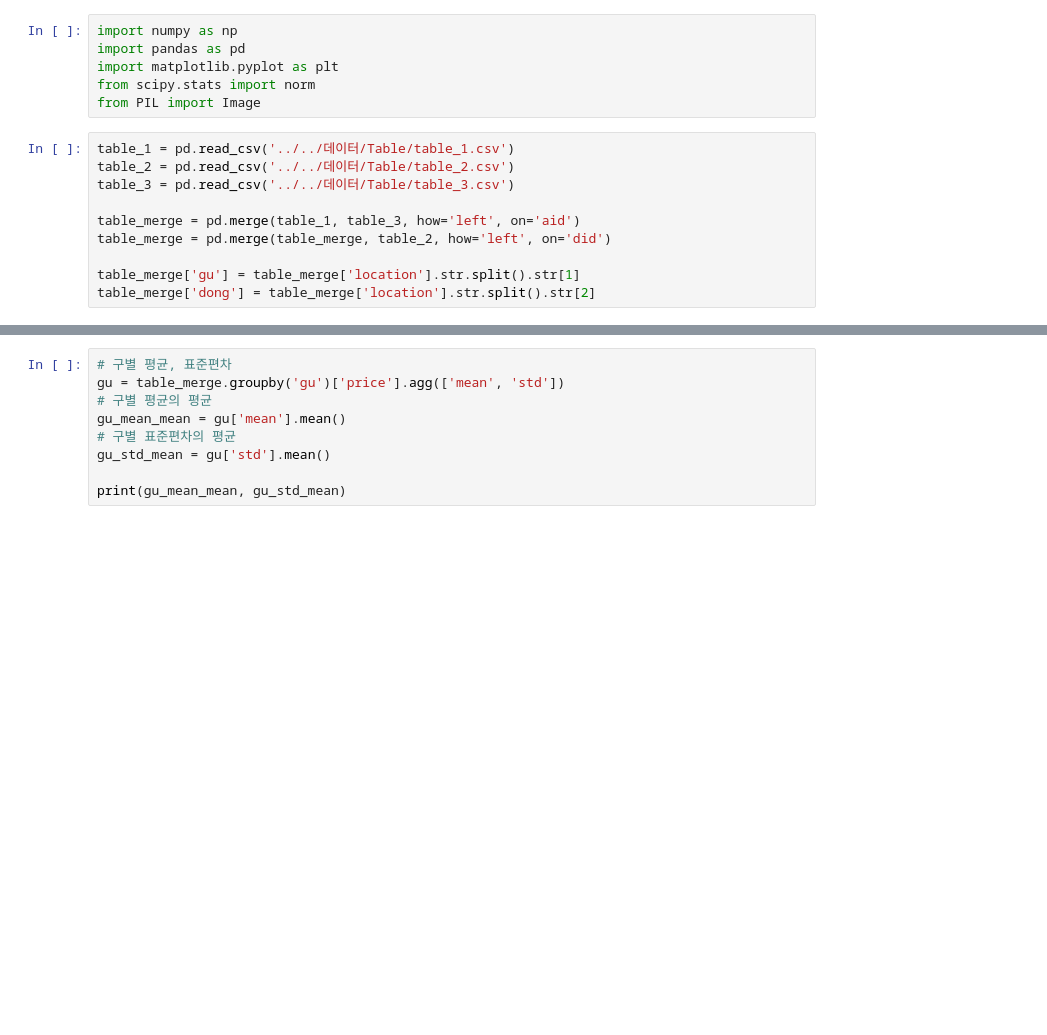
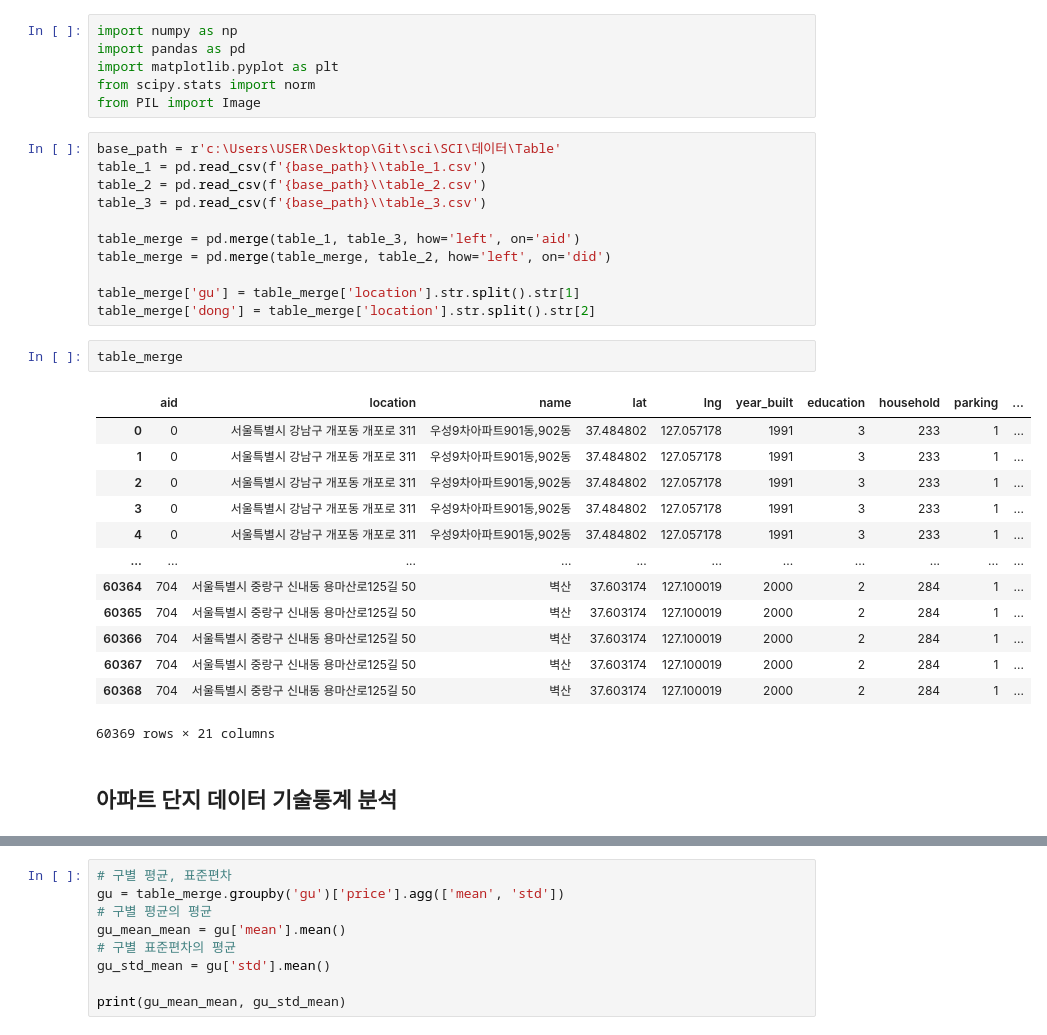
Before and after one commit to hakhyun0615/SCI_Journal, a Jupyter notebook: 코드/Analysis/analysis.ipynb, the cells around one changed output, grey strips where cells are left out. Drawn from its saved outputs; the diff is of its cells as text; blank space fills up the shorter version.

```diff
--- a/코드/Analysis/analysis.ipynb
+++ b/코드/Analysis/analysis.ipynb
@@ -5,12 +5,31 @@ import matplotlib.pyplot as plt
 from scipy.stats import norm
 from PIL import Image
 # %%
-table_1 = pd.read_csv('../../데이터/Table/table_1.csv')
-table_2 = pd.read_csv('../../데이터/Table/table_2.csv')
-table_3 = pd.read_csv('../../데이터/Table/table_3.csv')
+base_path = r'c:\Users\USER\Desktop\Git\sci\SCI\데이터\Table'
+table_1 = pd.read_csv(f'{base_path}\\table_1.csv')
+table_2 = pd.read_csv(f'{base_path}\\table_2.csv')
+table_3 = pd.read_csv(f'{base_path}\\table_3.csv')
 
 table_merge = pd.merge(table_1, table_3, how='left', on='aid')
 table_merge = pd.merge(table_merge, table_2, how='left', on='did')
 
 table_merge['gu'] = table_merge['location'].str.split().str[1]
 table_merge['dong'] = table_merge['location'].str.split().str[2]
+# %%
+table_merge
+# %% [output]
+|  | aid | location | name | lat | lng | year_built | education | household | parking | ... |
+| 0 | 0 | 서울특별시 강남구 개포동 개포로 311 | 우성9차아파트901동,902동 | 37.484802 | 127.057178 | 1991 | 3 | 233 | 1 | ... |
+| 1 | 0 | 서울특별시 강남구 개포동 개포로 311 | 우성9차아파트901동,902동 | 37.484802 | 127.057178 | 1991 | 3 | 233 | 1 | ... |
+| 2 | 0 | 서울특별시 강남구 개포동 개포로 311 | 우성9차아파트901동,902동 | 37.484802 | 127.057178 | 1991 | 3 | 233 | 1 | ... |
+| 3 | 0 | 서울특별시 강남구 개포동 개포로 311 | 우성9차아파트901동,902동 | 37.484802 | 127.057178 | 1991 | 3 | 233 | 1 | ... |
+| 4 | 0 | 서울특별시 강남구 개포동 개포로 311 | 우성9차아파트901동,902동 | 37.484802 | 127.057178 | 1991 | 3 | 233 | 1 | ... |
+| ... | ... | ... | ... | ... | ... | ... | ... | ... | ... | ... |
+| 60364 | 704 | 서울특별시 중랑구 신내동 용마산로125길 50 | 벽산 | 37.603174 | 127.100019 | 2000 | 2 | 284 | 1 | ... |
+| 60365 | 704 | 서울특별시 중랑구 신내동 용마산로125길 50 | 벽산 | 37.603174 | 127.100019 | 2000 | 2 | 284 | 1 | ... |
+| 60366 | 704 | 서울특별시 중랑구 신내동 용마산로125길 50 | 벽산 | 37.603174 | 127.100019 | 2000 | 2 | 284 | 1 | ... |
+| 60367 | 704 | 서울특별시 중랑구 신내동 용마산로125길 50 | 벽산 | 37.603174 | 127.100019 | 2000 | 2 | 284 | 1 | ... |
+| 60368 | 704 | 서울특별시 중랑구 신내동 용마산로125길 50 | 벽산 | 37.603174 | 127.100019 | 2000 | 2 | 284 | 1 | ... |
+60369 rows × 21 columns
+# %% [markdown]
+## 아파트 단지 데이터 기술통계 분석
```
Also changed, not shown: parts of 25 cells of this notebook, 5 other files.
